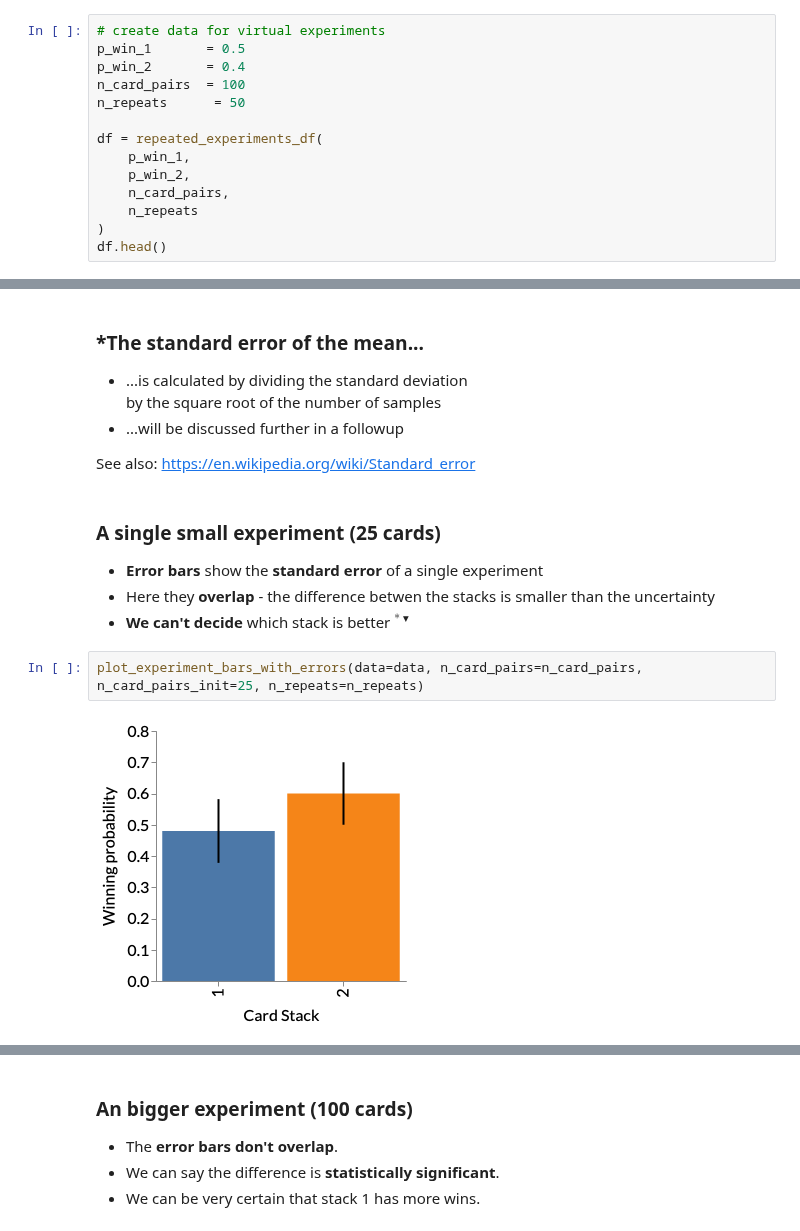
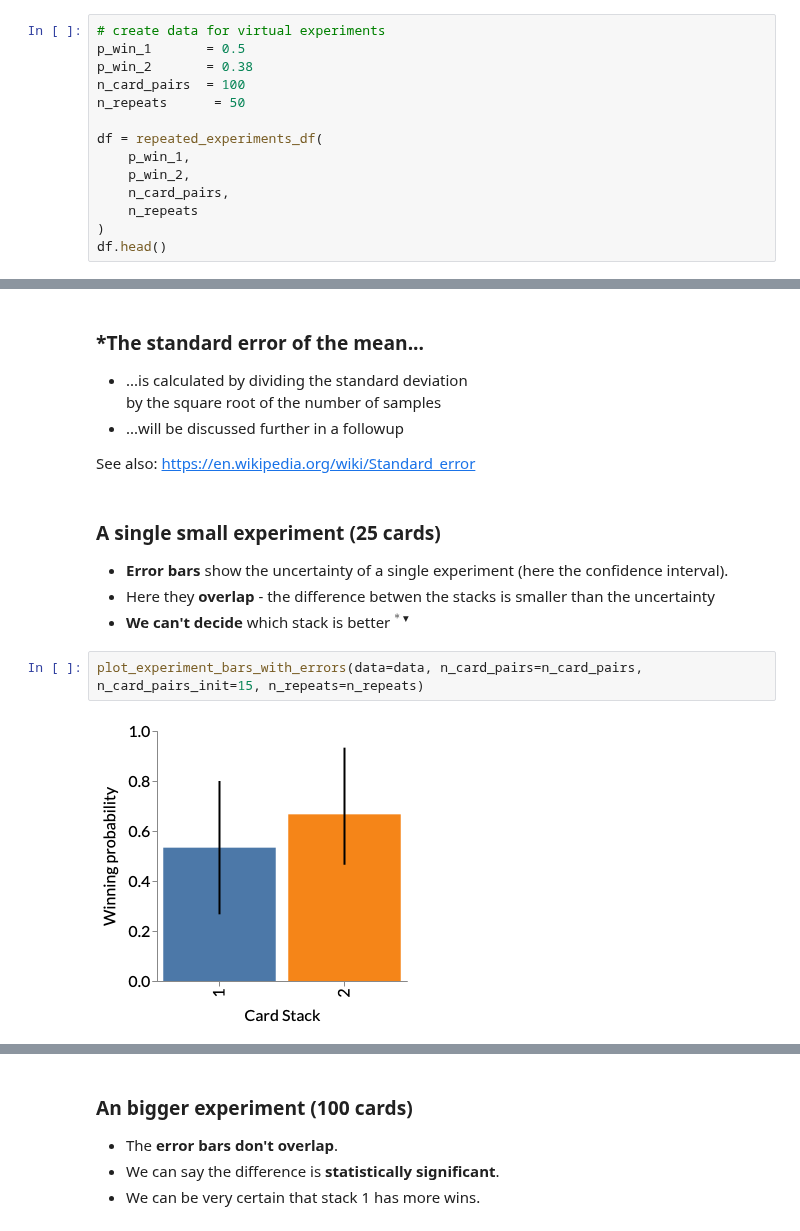
Before and after one commit to felixpatzelt/statistics-for-everyone, a Jupyter notebook: 1_introductory_card_experiment.ipynb, the cells around one changed output, grey strips where cells are left out. Cells and saved outputs as stored; diff of their text form.

Commit message:
Clarify errors confidence (#11)
* fix: use ci error bars

```diff
--- a/1_introductory_card_experiment.ipynb
+++ b/1_introductory_card_experiment.ipynb
@@ -21,7 +21,7 @@ SVGImg('images/cards.svg', width='60%', output_dir='slides')
 # %%
 # create data for virtual experiments
 p_win_1       = 0.5
-p_win_2       = 0.4
+p_win_2       = 0.38
 n_card_pairs  = 100
 n_repeats      = 50
 
@@ -144,11 +145,11 @@ See also: https://en.wikipedia.org/wiki/Standard_error
 # %% [markdown]
 ### A single small experiment (25 cards)
 
-- **Error bars** show the **standard error** of a single experiment
+- **Error bars** show the uncertainty of a single experiment (here the confidence interval).
 - Here they **overlap** - the difference betwen the stacks is smaller than the uncertainty
 - **We can't decide** which stack is better $^{*▾}$
 # %%
-plot_experiment_bars_with_errors(data=data, n_card_pairs=n_card_pairs, n_card_pairs_init=25, n_repeats=n_repeats)
+plot_experiment_bars_with_errors(data=data, n_card_pairs=n_card_pairs, n_card_pairs_init=15, n_repeats=n_repeats)
 # %% [output]
-[figure, old version]
+[figure, new version]
 # %% [markdown]
```
Also changed, not shown: parts of 8 cells of this notebook, 8 other files.
